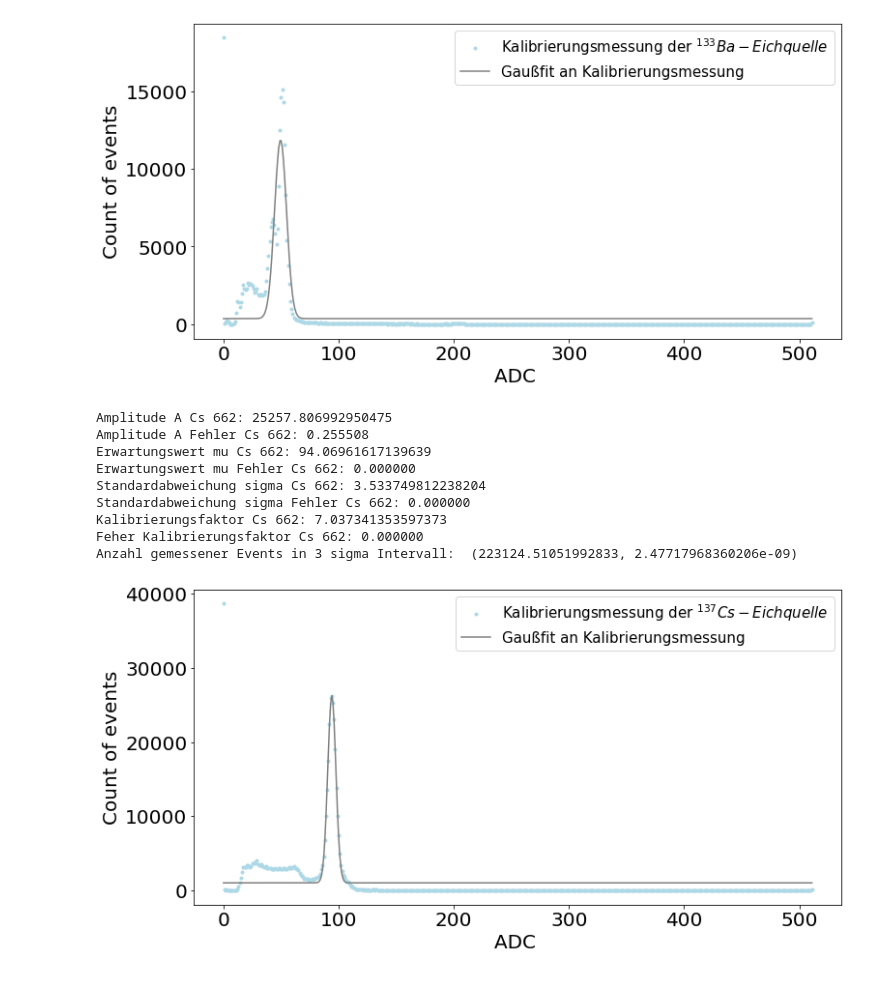
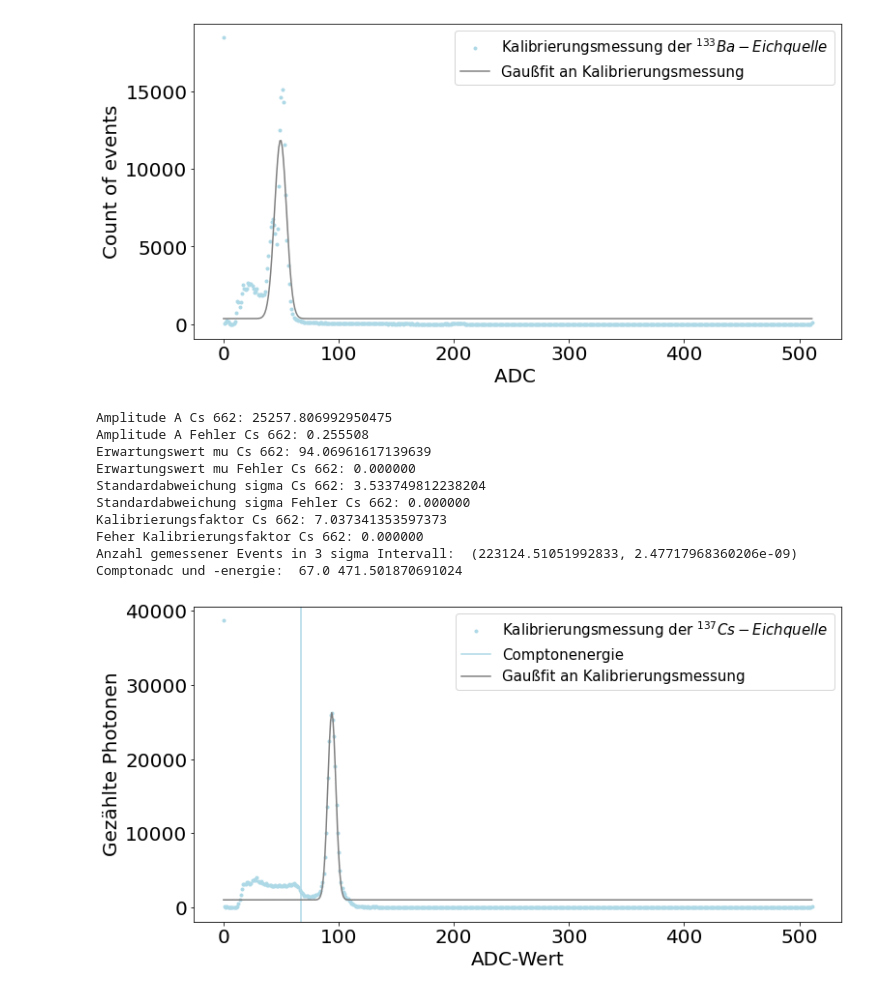
Before and after one commit to Skylake143/Fortgeschrittenenpraktikum, a Jupyter notebook: B22 Compton/Aufgabe1und2Eichungen/A4_1_FitEichpräparate.ipynb, the cells around one changed output. Drawn from its saved outputs; the diff is of its cells as text; code cells hidden in the pictures.

```diff
--- a/B22 Compton/Aufgabe1und2Eichungen/A4_1_FitEichpräparate.ipynb
+++ b/B22 Compton/Aufgabe1und2Eichungen/A4_1_FitEichpräparate.ipynb
@@ -304,10 +305,12 @@ plt.rcParams.update(parameters)
 fig, ax = plt.subplots(figsize=(12,6))
 
 #Name for axis
-ax.set_xlabel('ADC ', fontsize=20)
-ax.set_ylabel('Count of events', fontsize=20)
+ax.set_xlabel('ADC-Wert', fontsize=20)
+ax.set_ylabel('Gezählte Photonen', fontsize=20)
 #Plotten der unskalierten Kurven
 ax.plot(adc, count,'o',markersize=3, color = "lightblue",label = "Kalibrierungsmessung der $^{137}Cs-Eichquelle$")
+ax.axvline(adc[67], color = "lightblue",label = "Comptonenergie")
+
 
 #Gauß 662
 H, A, x, sigma, Afehler, fehlermü, fehlersd = gauss_fit(adc[gaussstart:gaussstop] , count[gaussstart:gaussstop])
@@ -318,34 +321,36 @@ ax.plot(adc, gauss(adc, H,A,x,sigma), color = "grey", label="Gaußfit an Kalibri
 photopeak = 662
 calibrationfactor = photopeak / x
 calibrationfactorfehler = fehlersd/x
 print("Amplitude A Cs 662:",A)
 print("Amplitude A Fehler Cs 662:",'{:f}'.format(Afehler))
 print("Erwartungswert mu Cs 662:",x)
 print("Erwartungswert mu Fehler Cs 662:",'{:f}'.format(fehlermü))
 print("Standardabweichung sigma Cs 662:",sigma)
 print("Standardabweichung sigma Fehler Cs 662:",'{:f}'.format(fehlersd))
 print("Kalibrierungsfaktor Cs 662:",calibrationfactor)
 print("Feher Kalibrierungsfaktor Cs 662:",'{:f}'.format(calibrationfactorfehler))
 energy_calibration_y.append(x)
 energy_calibration_y_sigma.append(sigma)
 energy_calibration_x.append(photopeak)
 #Intensity using integral
 sigmax3integration = integrate.quad(lambda integrator: gauss(integrator,0, A, x, sigma),x-3*sigma,x+3*sigma)
 print("Anzahl gemessener Events in 3 sigma Intervall: ", sigmax3integration)
+print("Comptonadc und -energie: ", adc[67], calibrationfactor*adc[67])
 
 ax.legend(fontsize=15)
 fig.savefig('Kalibrierungsmessung.png', dpi=200)
 # %% [output]
 Amplitude A Cs 662: 25257.806992950475
 Amplitude A Fehler Cs 662: 0.255508
 Erwartungswert mu Cs 662: 94.06961617139639
 Erwartungswert mu Fehler Cs 662: 0.000000
 Standardabweichung sigma Cs 662: 3.533749812238204
 Standardabweichung sigma Fehler Cs 662: 0.000000
 Kalibrierungsfaktor Cs 662: 7.037341353597373
 Feher Kalibrierungsfaktor Cs 662: 0.000000
 Anzahl gemessener Events in 3 sigma Intervall:  (223124.51051992833, 2.47717968360206e-09)
+Comptonadc und -energie:  67.0 471.501870691024
-[figure, old version]
+[figure, new version]
 # %%
 #Energiekalibration
 parameters = {'xtick.labelsize': 20, 'ytick.labelsize': 20}
```
Also changed, not shown: parts of 2 cells of this notebook, 1 other file.
